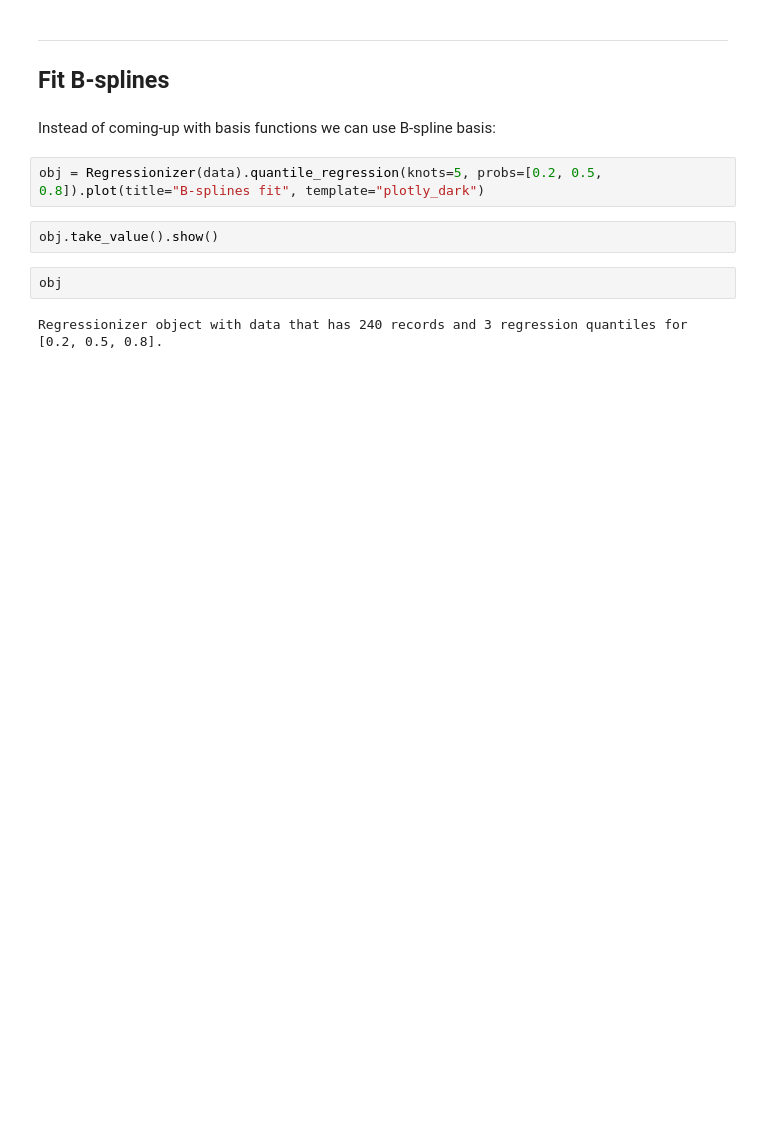
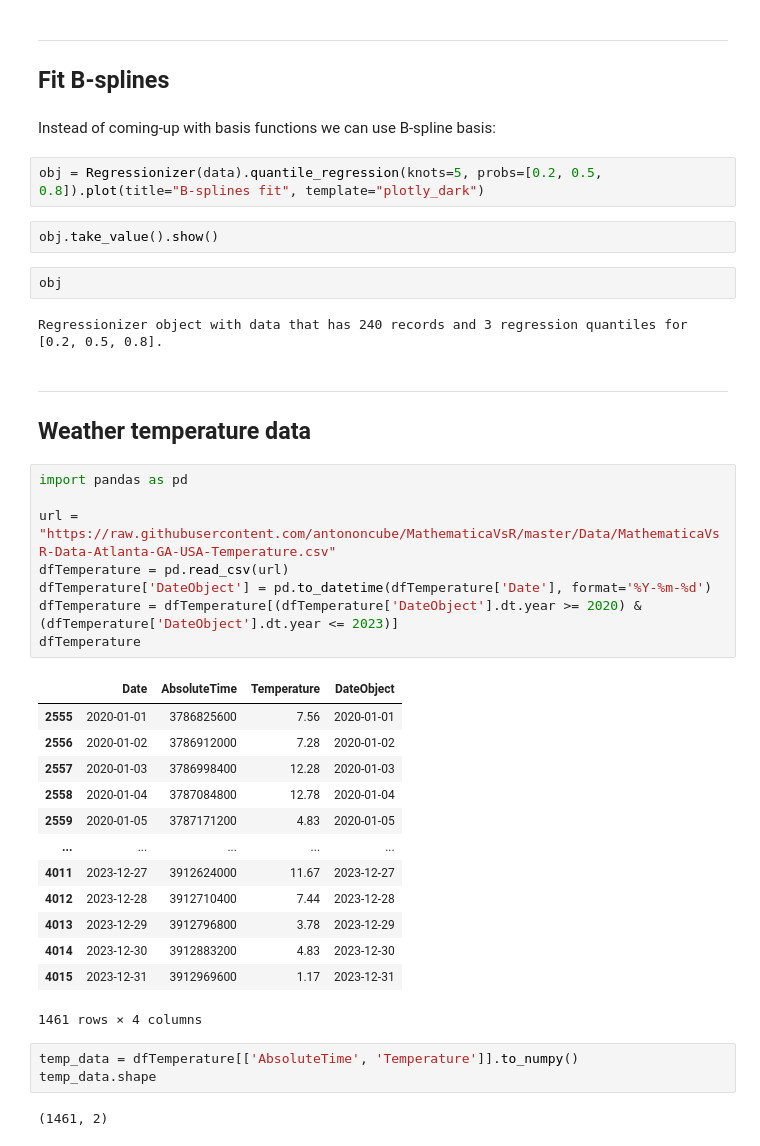
Before and after one commit to antononcube/Python-Regressiolyzer, a Jupyter notebook: docs/Regressionizer-demo.ipynb, the cells around one changed output. Cells and saved outputs as stored; diff of their text form; blank space fills up the shorter version.

```diff
--- a/docs/Regressionizer-demo.ipynb
+++ b/docs/Regressionizer-demo.ipynb
@@ -75,3 +75,34 @@ obj.take_value().show()
 obj
 # %% [output]
 Regressionizer object with data that has 240 records and 3 regression quantiles for [0.2, 0.5, 0.8].
+# %% [markdown]
+------
+
+## Weather temperature data
+# %%
+import pandas as pd
+
+url = "https://raw.githubusercontent.com/antononcube/MathematicaVsR/master/Data/MathematicaVsR-Data-Atlanta-GA-USA-Temperature.csv"
+dfTemperature = pd.read_csv(url)
+dfTemperature['DateObject'] = pd.to_datetime(dfTemperature['Date'], format='%Y-%m-%d')
+dfTemperature = dfTemperature[(dfTemperature['DateObject'].dt.year >= 2020) & (dfTemperature['DateObject'].dt.year <= 2023)]
+dfTemperature
+# %% [output]
+|  | Date | AbsoluteTime | Temperature | DateObject |
+| 2555 | 2020-01-01 | 3786825600 | 7.56 | 2020-01-01 |
+| 2556 | 2020-01-02 | 3786912000 | 7.28 | 2020-01-02 |
+| 2557 | 2020-01-03 | 3786998400 | 12.28 | 2020-01-03 |
+| 2558 | 2020-01-04 | 3787084800 | 12.78 | 2020-01-04 |
+| 2559 | 2020-01-05 | 3787171200 | 4.83 | 2020-01-05 |
+| ... | ... | ... | ... | ... |
+| 4011 | 2023-12-27 | 3912624000 | 11.67 | 2023-12-27 |
+| 4012 | 2023-12-28 | 3912710400 | 7.44 | 2023-12-28 |
+| 4013 | 2023-12-29 | 3912796800 | 3.78 | 2023-12-29 |
+| 4014 | 2023-12-30 | 3912883200 | 4.83 | 2023-12-30 |
+| 4015 | 2023-12-31 | 3912969600 | 1.17 | 2023-12-31 |
+1461 rows × 4 columns
+# %%
+temp_data = dfTemperature[['AbsoluteTime', 'Temperature']].to_numpy()
+temp_data.shape
+# %% [output]
+(1461, 2)
```
Also changed, not shown: parts of 5 cells of this notebook.
